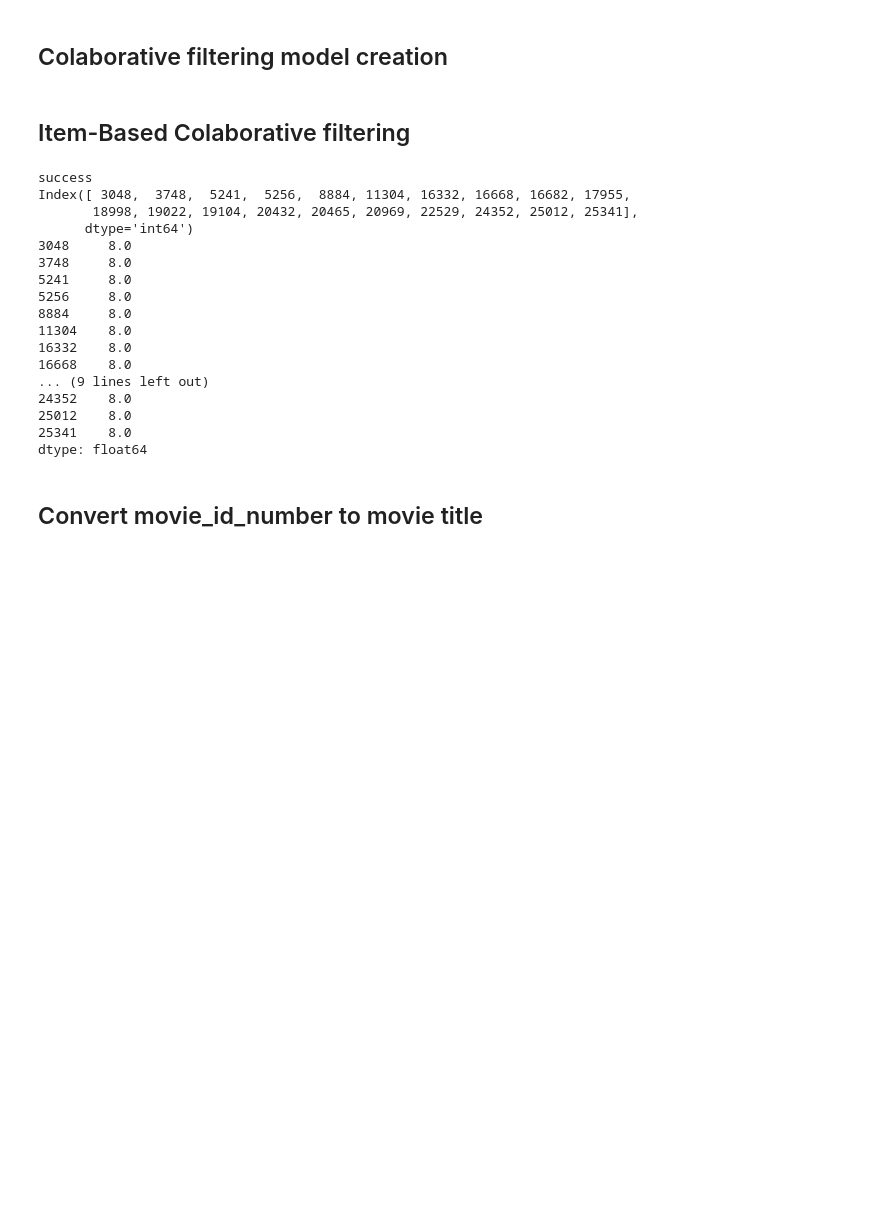
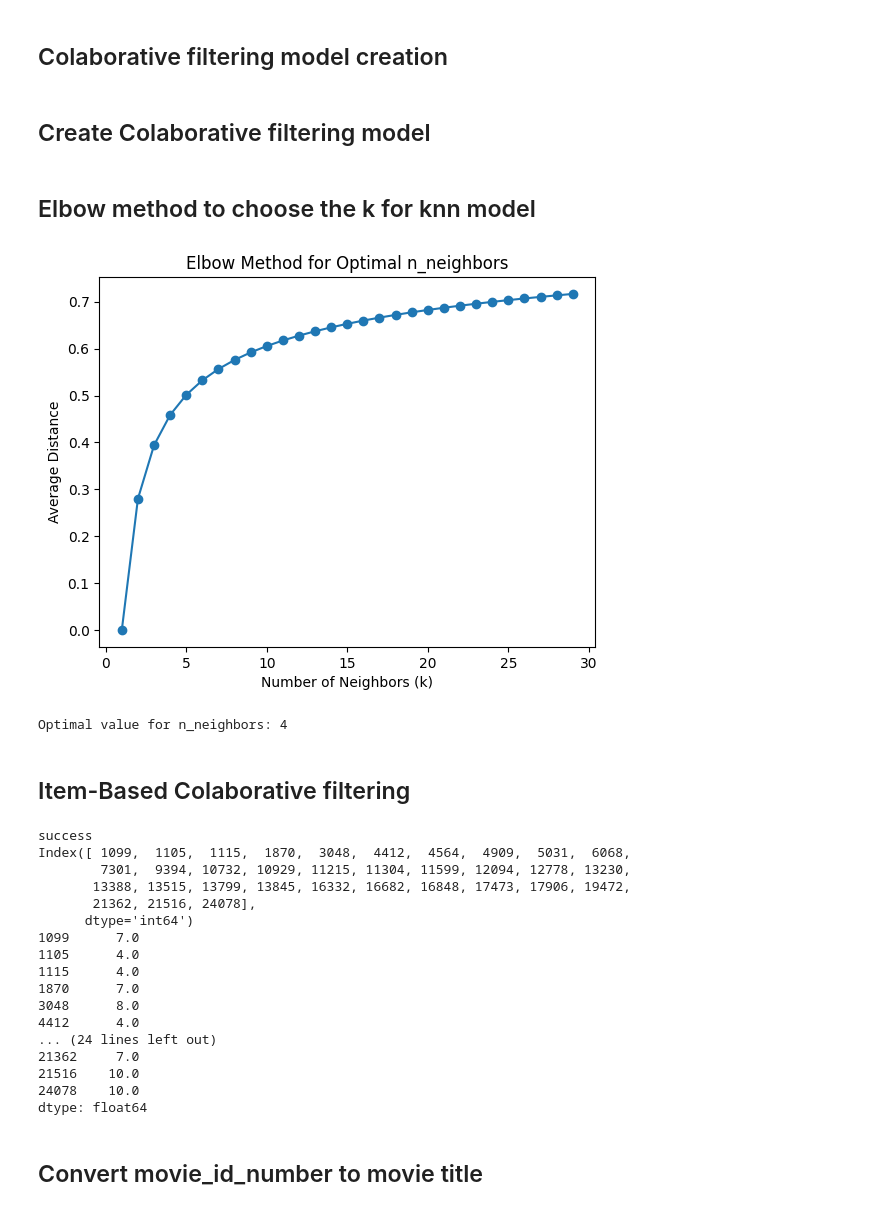
Before and after one commit to minhdo2207/Movie_Recommendation_Web, a Jupyter notebook: algorithm/testcf.ipynb, the cells around one changed output. Drawn from its saved outputs; the diff is of its cells as text; code cells hidden in the pictures; blank space fills up the shorter version.

Commit message:
added elbow

```diff
--- a/algorithm/testcf.ipynb
+++ b/algorithm/testcf.ipynb
@@ -118,3 +117,5 @@ class Colaborative_Filtering(object):
         for i in range(0,len(similar_movies)):
             pred_rating[similar_movies[i]]= filtered_candidates_rating_sum[similar_movies[i]]/filtered_candidates_score_sum[similar_movies[i]]
         return pred_rating
+# %% [markdown]
+## Create Colaborative filtering model
@@ -121,13 +125,52 @@ class Colaborative_Filtering(object):
+# %% [markdown]
+## Elbow method to choose the k for knn model
+# %%
+# Range of k values to test
+k_values = range(1, 30)
+
+# List to store average distances
+avg_distances = []
+
+for k in k_values:
+    # Fit the model with the current value of k
+    model = NearestNeighbors(n_neighbors=k, algorithm='brute', metric='cosine')
+    model.fit(recommender.interaction_matrix)
+
+    # Find distances and indices of k nearest neighbors
+    distances, _ = model.kneighbors(recommender.interaction_matrix)
+
+    # Calculate average distance
+    avg_distance = distances.mean()
+    avg_distances.append(avg_distance)
+
+# Calculate differences between consecutive elements in avg_distances
+differences = np.diff(avg_distances)
+
+# Find the point where the rate of decrease slows down
+elbow_index = np.argmax(differences < 0.05)  # Adjust the threshold as needed
+
+# Get the optimal k value
+optimal_k = k_values[elbow_index]
+
+# Plot the elbow curve
+plt.plot(k_values, avg_distances, marker='o')
+plt.title('Elbow Method for Optimal n_neighbors')
+plt.xlabel('Number of Neighbors (k)')
+plt.ylabel('Average Distance')
+plt.show()
+
+print(f'Optimal value for n_neighbors: {optimal_k}')
+# %% [output]
+[figure, added]
+Optimal value for n_neighbors: 4
 # %% [markdown]
 ## Item-Based Colaborative filtering
 # %%
 # user_based_cf = CF(Y_data, k = 5, uuCF = 1)
 # user_based_cf.fit()
-recommender = Colaborative_Filtering(Y_data, k=5)
-recommender.create_matrix()
-recommender.create_model()
+
+recommender.create_model(k=optimal_k)
 user_id='ur3032446'
-user_id="ur61691810"
 
 # Check if there are any rows with the specified user_id
 matching_rows = df[df.user_id == user_id]
@@ -142,21 +185,21 @@ else:
 print(pred_rating)
 # %% [output]
 success
-Index([ 3048,  3748,  5241,  5256,  8884, 11304, 16332, 16668, 16682, 17955,
-       18998, 19022, 19104, 20432, 20465, 20969, 22529, 24352, 25012, 25341],
+Index([ 1099,  1105,  1115,  1870,  3048,  4412,  4564,  4909,  5031,  6068,
+        7301,  9394, 10732, 10929, 11215, 11304, 11599, 12094, 12778, 13230,
+       13388, 13515, 13799, 13845, 16332, 16682, 16848, 17473, 17906, 19472,
+       21362, 21516, 24078],
       dtype='int64')
-3048     8.0
-3748     8.0
-5241     8.0
-5256     8.0
-8884     8.0
-11304    8.0
-16332    8.0
-16668    8.0
-... (9 lines left out)
-24352    8.0
-25012    8.0
-25341    8.0
+1099      7.0
+1105      4.0
+1115      4.0
+1870      7.0
+3048      8.0
+4412      4.0
+... (24 lines left out)
+21362     7.0
+21516    10.0
+24078    10.0
 dtype: float64
 # %% [markdown]
 ## Convert movie_id_number to movie title
```
Also changed, not shown: parts of 4 cells of this notebook.
